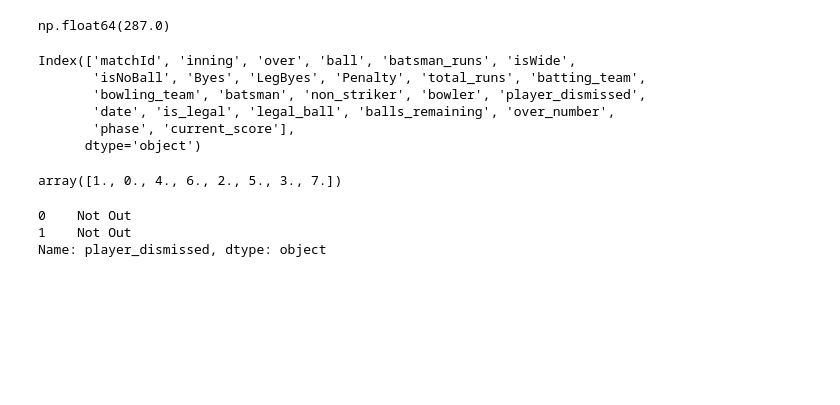
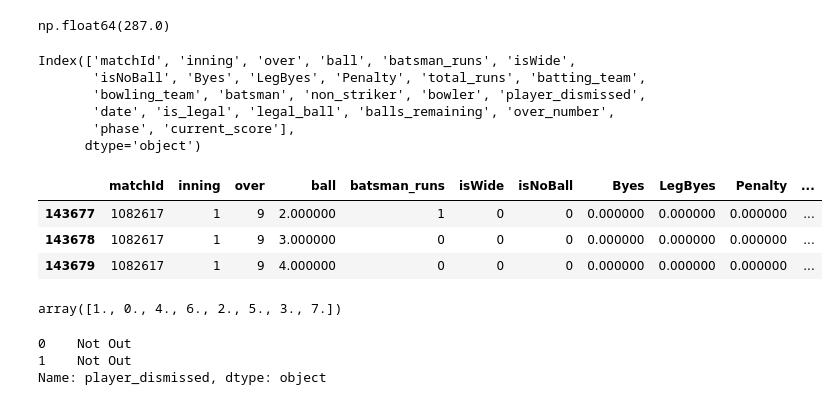
Before and after one commit to LokeshVasireddy/IPL-Prediction-System, a Jupyter notebook: New Data/help.ipynb, the cells around one changed output. Saved outputs shown, nothing was run; the diff lists cells and outputs as text; code cells hidden in the pictures; blank space fills up the shorter version.

```diff
--- a/New Data/help.ipynb
+++ b/New Data/help.ipynb
@@ -220,6 +274,13 @@ Index(['matchId', 'inning', 'over', 'ball', 'batsman_runs', 'isWide',
        'date', 'is_legal', 'legal_ball', 'balls_remaining', 'over_number',
        'phase', 'current_score'],
       dtype='object')
+# %%
+balls[(balls['current_score']==49)&(balls['date']=='23-04-2017')]
+# %% [output]
+|  | matchId | inning | over | ball | batsman_runs | isWide | isNoBall | Byes | LegByes | Penalty | ... |
+| 143677 | 1082617 | 1 | 9 | 2.000000 | 1 | 0 | 0 | 0.000000 | 0.000000 | 0.000000 | ... |
+| 143678 | 1082617 | 1 | 9 | 3.000000 | 0 | 0 | 0 | 0.000000 | 0.000000 | 0.000000 | ... |
+| 143679 | 1082617 | 1 | 9 | 4.000000 | 0 | 0 | 0 | 0.000000 | 0.000000 | 0.000000 | ... |
 # %%
 balls["batsman_runs"] = balls["batsman_runs"] + balls["Byes"] + balls["LegByes"]
 balls['batsman_runs'].unique()
```
Also changed, not shown: parts of 15 cells of this notebook, 9 other files.
